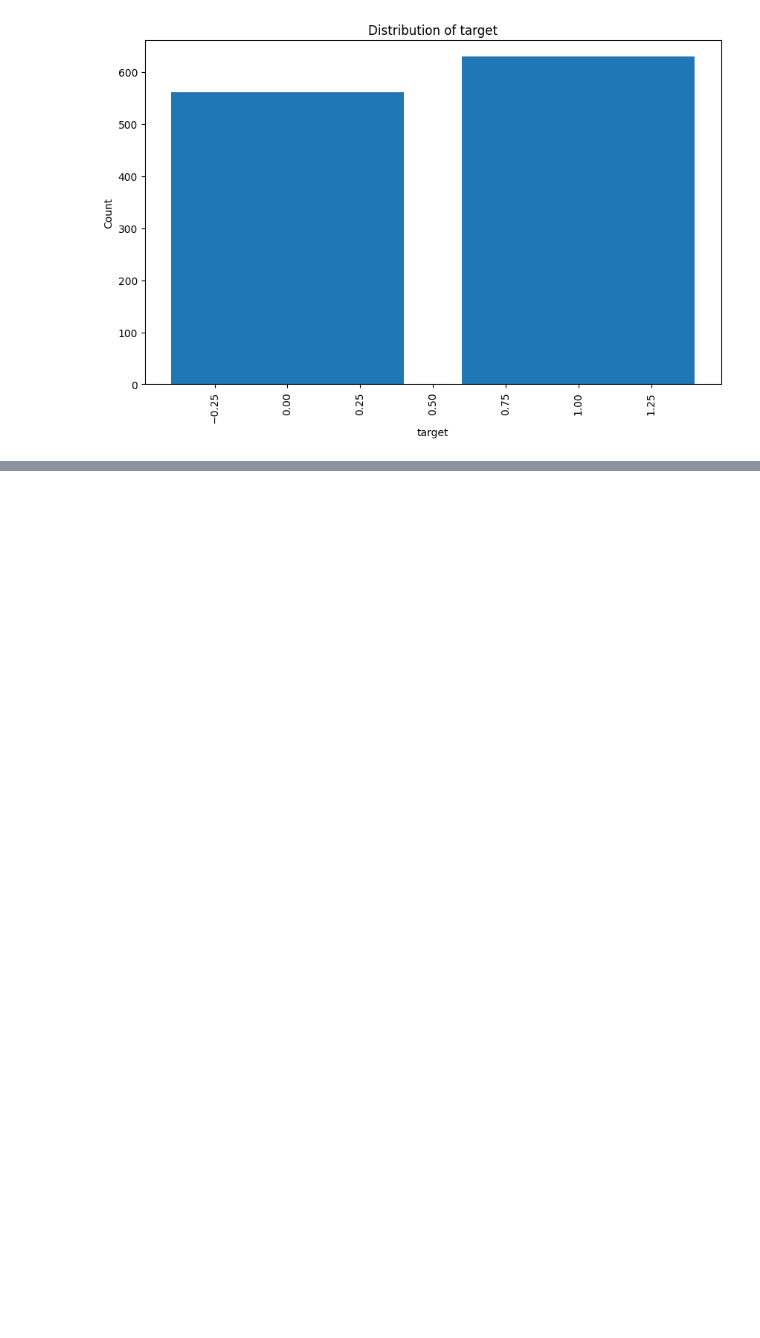
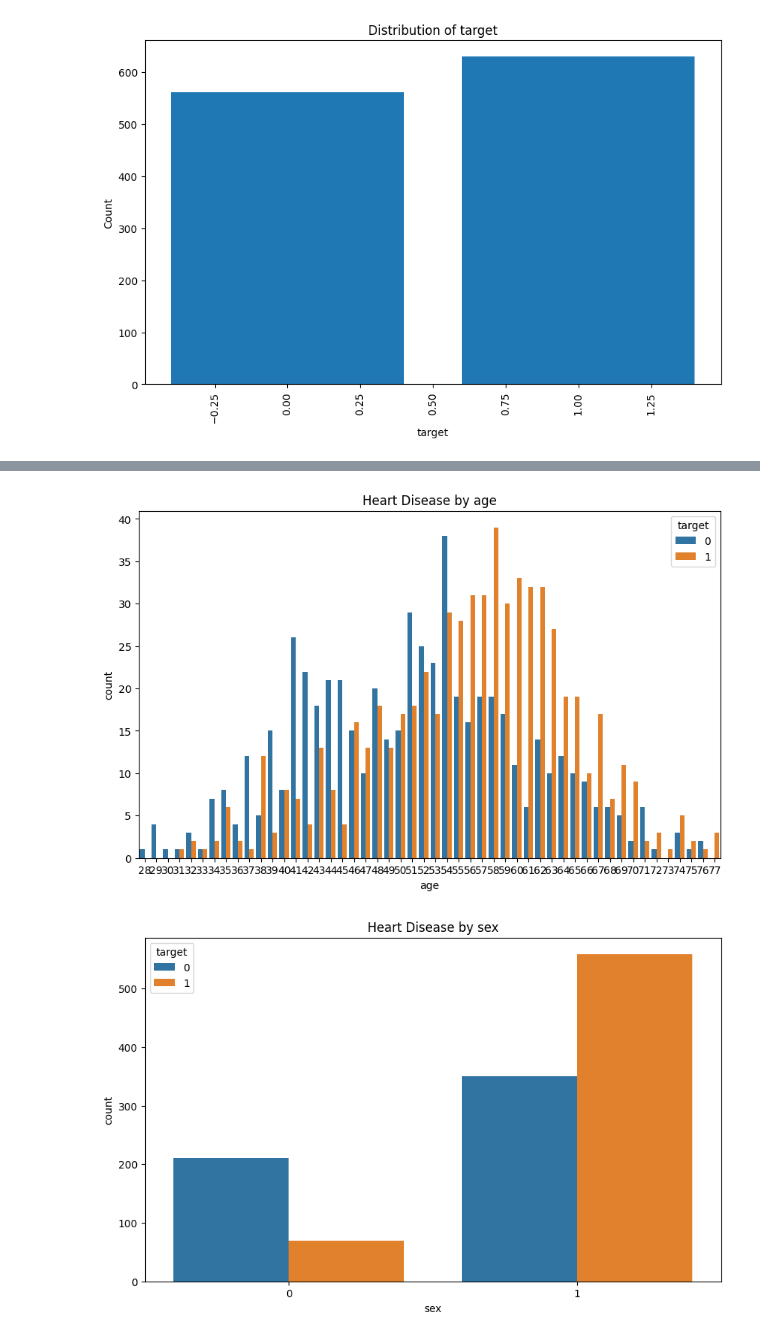
Before and after one commit to Elisabethein/DataScienceProject, a Jupyter notebook: Project.ipynb, the cells around one changed output, grey strips where cells are left out. Cells and saved outputs as stored; diff of their text form; code cells hidden in the pictures; blank space fills up the shorter version.

```diff
--- a/Project.ipynb
+++ b/Project.ipynb
@@ -50,0 +76,14 @@ for column in data.columns:
+# %%
+def drawPlot(column_name):
+    plt.figure(figsize=(10, 6))
+    sns.countplot(x=column_name, data=data, hue='target')
+    plt.title('Heart Disease by ' + column_name)
+    plt.show()
+
+for column in data.columns:
+    # I removed some columns from plotting because they were too hard to read that way and didn't display much info
+    if (column == 'cholesterol' or column == 'resting bp s' or column == 'max heart rate'): continue
+    drawPlot(column)
+# %% [output]
+[figure, added]
+[figure, added]
```
Also changed, not shown: parts of 20 cells of this notebook, 1 other file.
